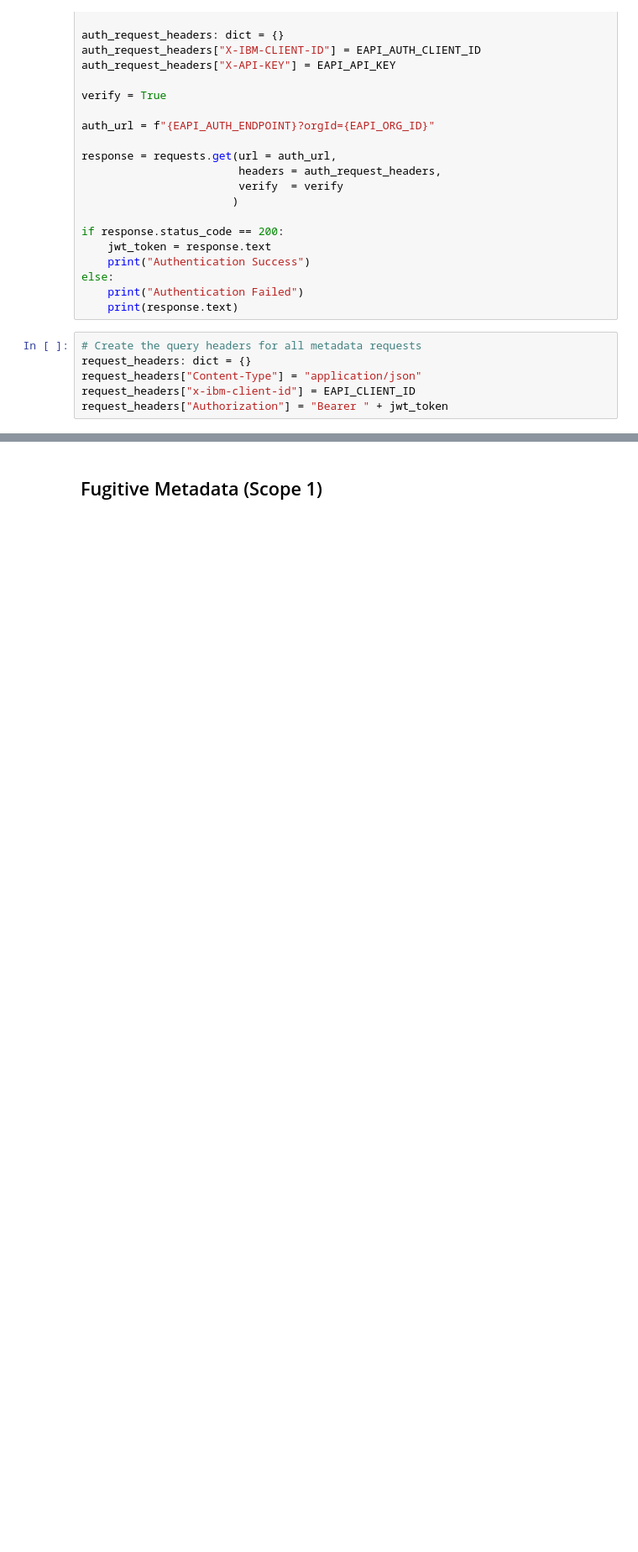
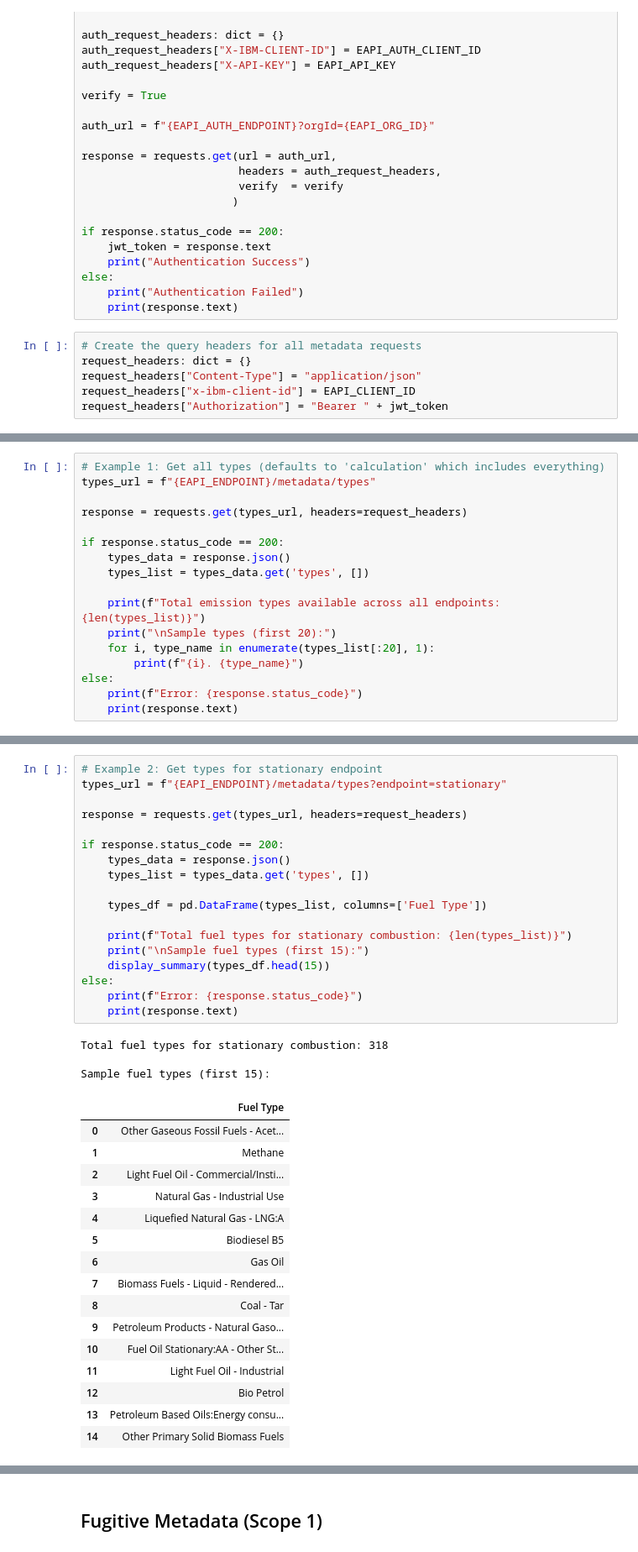
Before and after one commit to IBM/ibm-envizi-emissions-api, a Jupyter notebook: docs/notebooks/tutorials/general/metadata.ipynb, the cells around one changed output, grey strips where cells are left out. Shown at 84% size. Cells and saved outputs as stored; diff of their text form; blank space fills up the shorter version.

```diff
--- a/docs/notebooks/tutorials/general/metadata.ipynb
+++ b/docs/notebooks/tutorials/general/metadata.ipynb
@@ -130,0 +181,17 @@ request_headers["Authorization"] = "Bearer " + jwt_token
+# %%
+# Example 1: Get all types (defaults to 'calculation' which includes everything)
+types_url = f"{EAPI_ENDPOINT}/metadata/types"
+
+response = requests.get(types_url, headers=request_headers)
+
+if response.status_code == 200:
+    types_data = response.json()
+    types_list = types_data.get('types', [])
+
+    print(f"Total emission types available across all endpoints: {len(types_list)}")
+    print("\nSample types (first 20):")
+    for i, type_name in enumerate(types_list[:20], 1):
+        print(f"{i}. {type_name}")
+else:
+    print(f"Error: {response.status_code}")
+    print(response.text)
@@ -130,0 +216,38 @@ request_headers["Authorization"] = "Bearer " + jwt_token
+# %%
+# Example 2: Get types for stationary endpoint
+types_url = f"{EAPI_ENDPOINT}/metadata/types?endpoint=stationary"
+
+response = requests.get(types_url, headers=request_headers)
+
+if response.status_code == 200:
+    types_data = response.json()
+    types_list = types_data.get('types', [])
+
+    types_df = pd.DataFrame(types_list, columns=['Fuel Type'])
+
+    print(f"Total fuel types for stationary combustion: {len(types_list)}")
+    print("\nSample fuel types (first 15):")
+    display_summary(types_df.head(15))
+else:
+    print(f"Error: {response.status_code}")
+    print(response.text)
+# %% [output]
+Total fuel types for stationary combustion: 318
+
+Sample fuel types (first 15):
+|  | Fuel Type |
+| 0 | Other Gaseous Fossil Fuels - Acet... |
+| 1 | Methane |
+| 2 | Light Fuel Oil - Commercial/Insti... |
+| 3 | Natural Gas - Industrial Use |
+| 4 | Liquefied Natural Gas - LNG:A |
+| 5 | Biodiesel B5 |
+| 6 | Gas Oil |
+| 7 | Biomass Fuels - Liquid - Rendered... |
+| 8 | Coal - Tar |
+| 9 | Petroleum Products - Natural Gaso... |
+| 10 | Fuel Oil Stationary:AA - Other St... |
+| 11 | Light Fuel Oil - Industrial |
+| 12 | Bio Petrol |
+| 13 | Petroleum Based Oils:Energy consu... |
+| 14 | Other Primary Solid Biomass Fuels |
```
Also changed, not shown: parts of 13 cells of this notebook, 53 other files.
